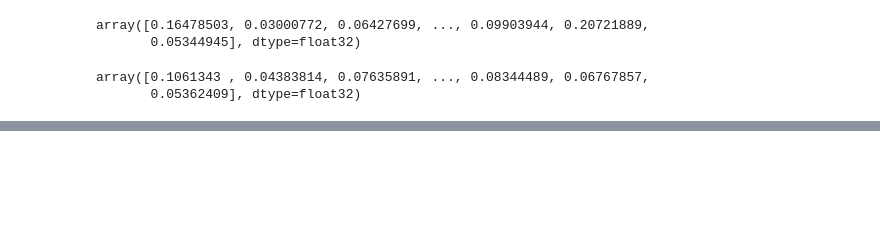
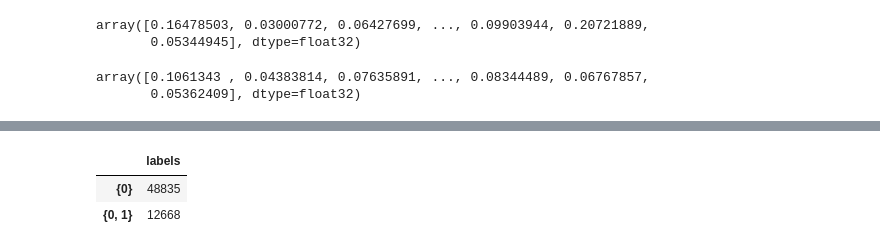
Before and after one commit to haileyvu9/RP, a Jupyter notebook: Research_project_Hailey.ipynb, the cells around one changed output, grey strips where cells are left out. Cells and saved outputs as stored; diff of their text form; code cells hidden in the pictures; blank space fills up the shorter version.

```diff
--- a/Research_project_Hailey.ipynb
+++ b/Research_project_Hailey.ipynb
@@ -774,0 +797,8 @@ nonconformist.evaluation.class_mean_errors
+# %%
+value_counts = results_sets['labels'].value_counts()
+value_counts_df = pd.DataFrame(value_counts)
+value_counts_df
+# %% [output]
+|  | labels |
+| {0} | 48835 |
+| {0, 1} | 12668 |
```
Also changed, not shown: parts of 69 cells of this notebook.
